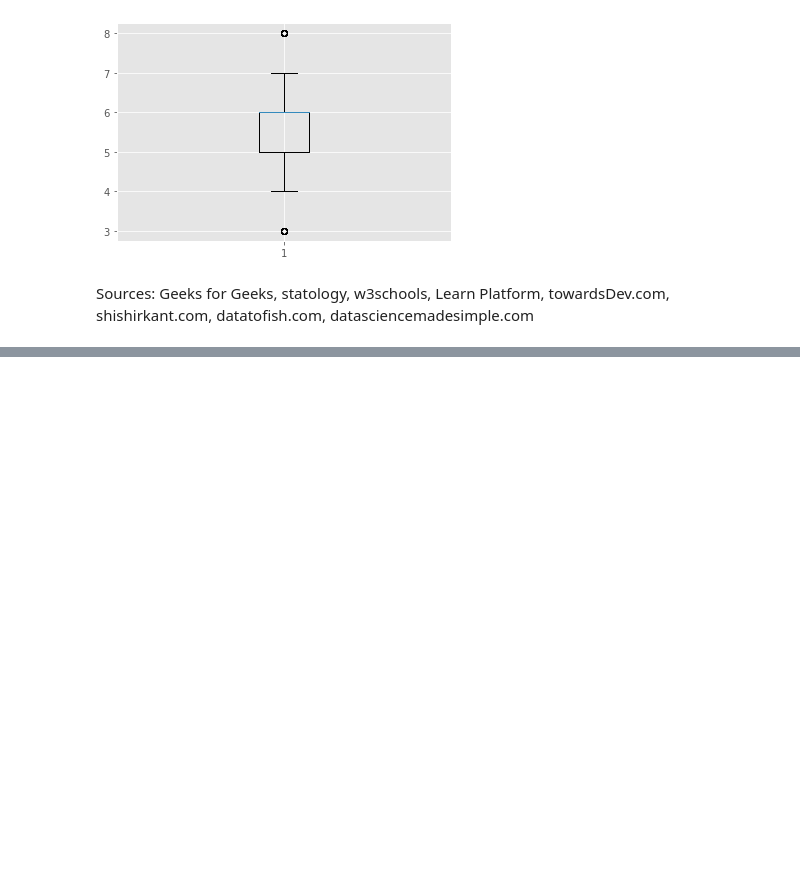
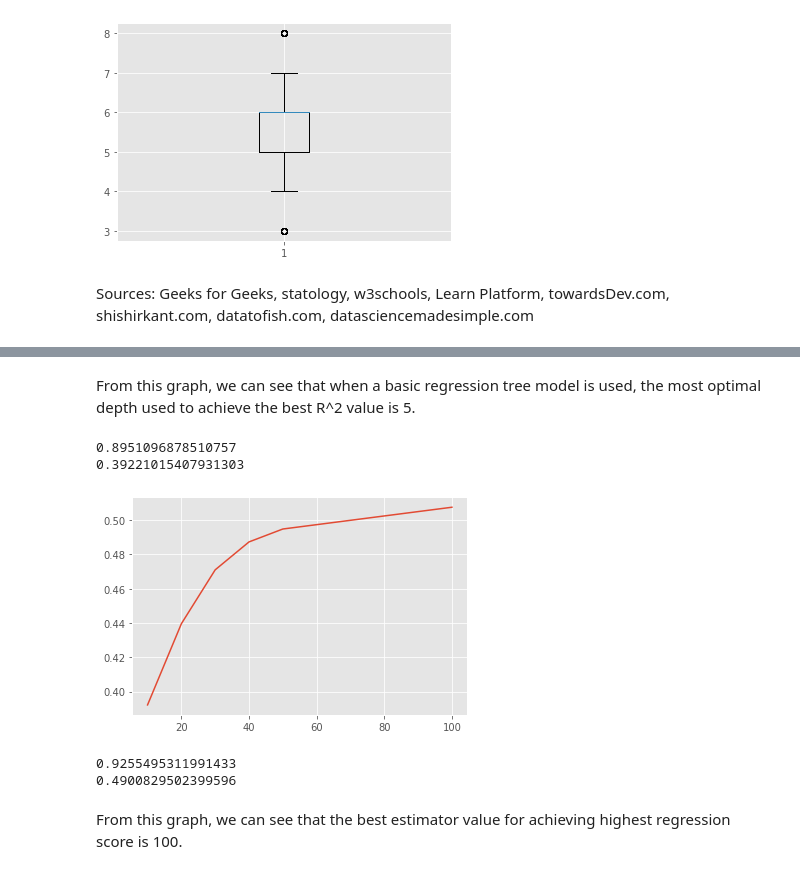
Before and after one commit to mpartain1/Project2CodingDojo, a Jupyter notebook: Project2Pt2.ipynb, the cells around one changed output, grey strips where cells are left out. Saved outputs shown, nothing was run; the diff lists cells and outputs as text; code cells hidden in the pictures; blank space fills up the shorter version.

```diff
--- a/Project2Pt2.ipynb
+++ b/Project2Pt2.ipynb
@@ -479,0 +553,45 @@ Sources: Geeks for Geeks, statology, w3schools, Learn Platform, towardsDev.com,
+# %% [markdown]
+From this graph, we can see that when a basic regression tree model is used, the most optimal depth used to achieve the best R^2 value is 5.
+# %%
+bagreg = BaggingRegressor(random_state = 42)
+bagreg.fit(X_train, y_train)
+bagreg.predict(X_test)
+bagreg_train_score = bagreg.score(X_train, y_train)
+bagreg_test_score = bagreg.score(X_test, y_test)
+print(bagreg_train_score)
+print(bagreg_test_score)
+# List of estimator values
+estimators = [10, 20, 30, 40, 50, 100]
+# Data frame to store the scores
+scores = pd.DataFrame(index=estimators, columns=['Train Score', 'Test Score'])
+# Iterate through the values to find the best number of estimators
+for num_estimators in estimators:
+   bag_reg = BaggingRegressor(n_estimators=num_estimators, random_state=42)
+   bag_reg.fit(X_train, y_train)
+   train_score = bag_reg.score(X_train, y_train)
+   test_score = bag_reg.score(X_test, y_test)
+   scores.loc[num_estimators, 'Train Score'] = train_score
+   scores.loc[num_estimators, 'Test Score'] = test_score
+
+plt.plot(scores['Test Score'])
+plt.show()
+
+scores = scores.sort_values(by='Test Score', ascending=False)
+scores
+
+# Save the index value of the best test score.
+best_n_estimators = scores.index[0]
+# Instantiate and fit the best version of the model
+bag_reg_tuned = BaggingRegressor(n_estimators=best_n_estimators,)
+bag_reg_tuned.fit(X_train, y_train)
+# Evaluate the model
+print(bag_reg_tuned.score(X_train, y_train))
+print(bag_reg_tuned.score(X_test, y_test))
+# %% [output]
+0.8951096878510757
+0.39221015407931303
+[figure, added]
+0.9255495311991433
+0.4900829502399596
+# %% [markdown]
+From this graph, we can see that the best estimator value for achieving highest regression score is 100.
```
Also changed, not shown: parts of 8 cells of this notebook.
